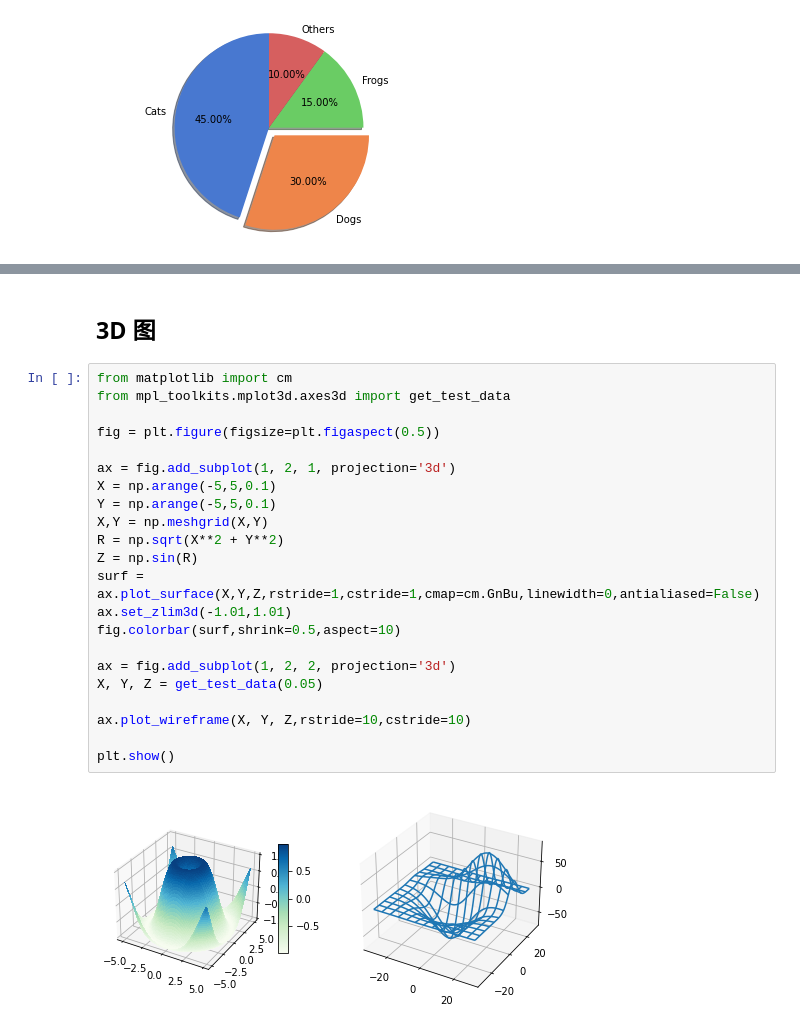
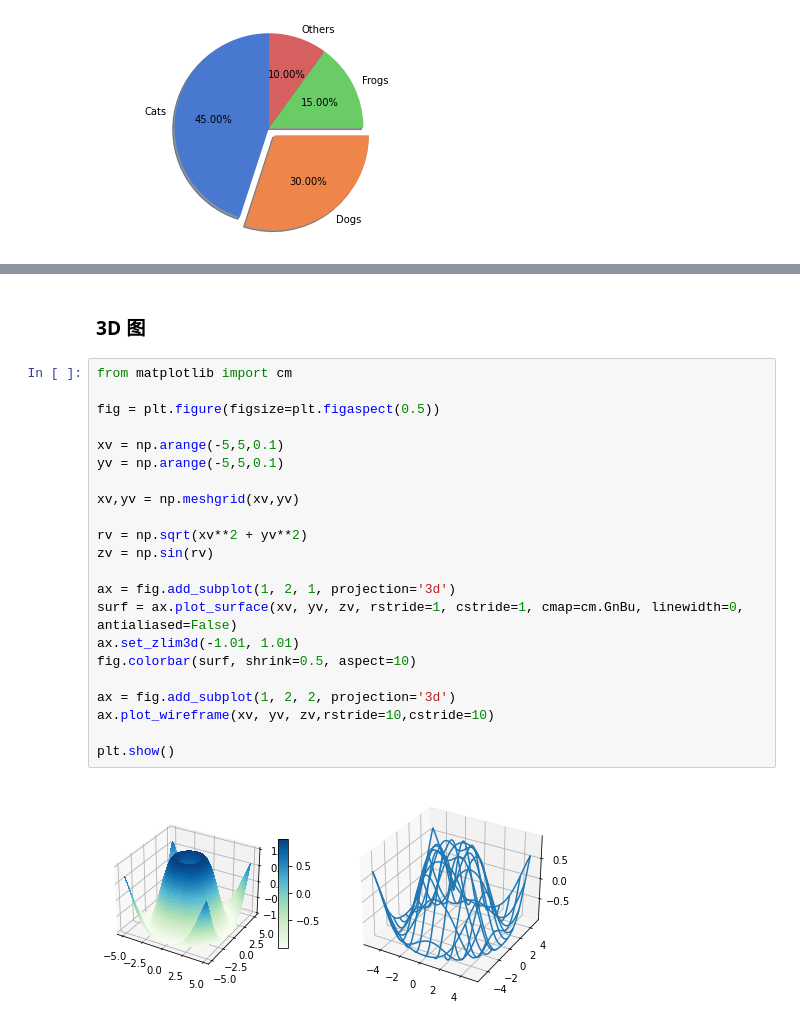
Before and after one commit to chengyumeng/econometrics, a Jupyter notebook: pictures/matplotlib-1.0.ipynb, the cells around one changed output, grey strips where cells are left out. Cells and saved outputs as stored; diff of their text form.

Commit message:
fmt data and markdown

```diff
--- a/pictures/matplotlib-1.0.ipynb
+++ b/pictures/matplotlib-1.0.ipynb
@@ -204,26 +194,26 @@ df2
 # %% [markdown]
-## 3D 图
+### 3D 图
 # %%
 from matplotlib import cm
-from mpl_toolkits.mplot3d.axes3d import get_test_data
 
 fig = plt.figure(figsize=plt.figaspect(0.5))
 
+xv = np.arange(-5,5,0.1)
+yv = np.arange(-5,5,0.1)
+
+xv,yv = np.meshgrid(xv,yv)
+
+rv = np.sqrt(xv**2 + yv**2)
+zv = np.sin(rv)
+
 ax = fig.add_subplot(1, 2, 1, projection='3d')
-X = np.arange(-5,5,0.1)
-Y = np.arange(-5,5,0.1)
-X,Y = np.meshgrid(X,Y)
-R = np.sqrt(X**2 + Y**2)
-Z = np.sin(R)
-surf = ax.plot_surface(X,Y,Z,rstride=1,cstride=1,cmap=cm.GnBu,linewidth=0,antialiased=False)
-ax.set_zlim3d(-1.01,1.01)
-fig.colorbar(surf,shrink=0.5,aspect=10)
+surf = ax.plot_surface(xv, yv, zv, rstride=1, cstride=1, cmap=cm.GnBu, linewidth=0, antialiased=False)
+ax.set_zlim3d(-1.01, 1.01)
+fig.colorbar(surf, shrink=0.5, aspect=10)
 
 ax = fig.add_subplot(1, 2, 2, projection='3d')
-X, Y, Z = get_test_data(0.05)
-
-ax.plot_wireframe(X, Y, Z,rstride=10,cstride=10)
+ax.plot_wireframe(xv, yv, zv,rstride=10,cstride=10)
 
 plt.show()
 # %% [output]
-[figure, old version]
+[figure, new version]
```
Also changed, not shown: parts of 28 cells of this notebook.
